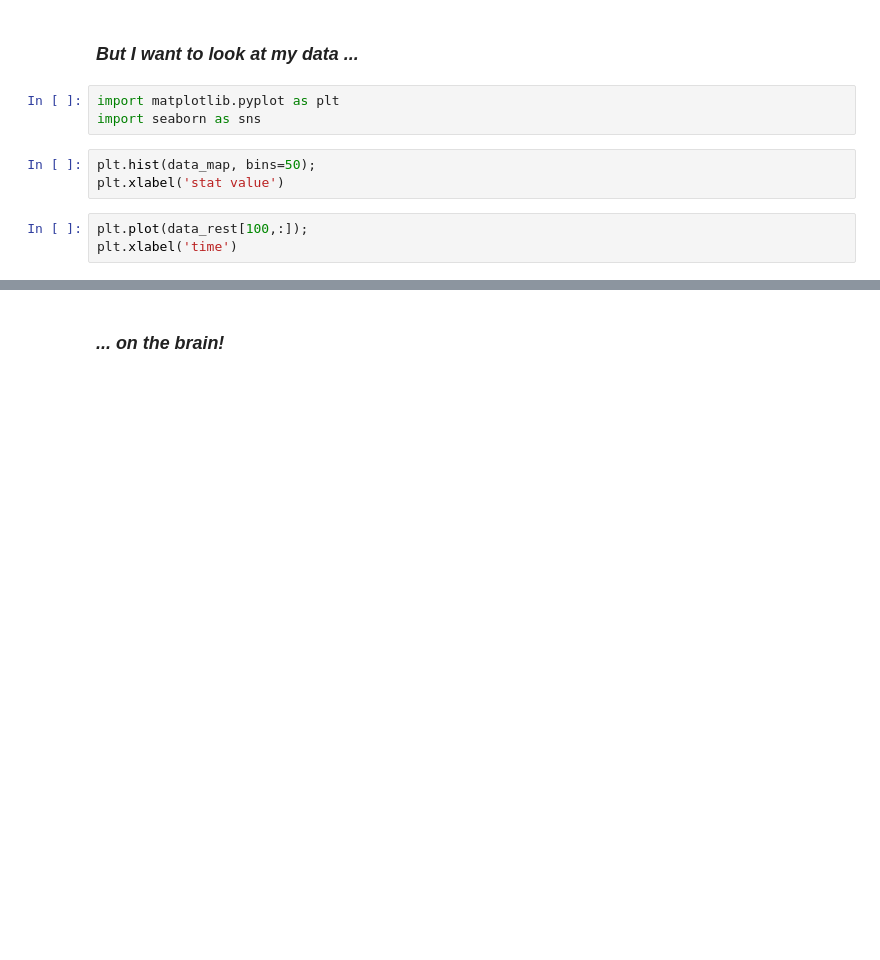
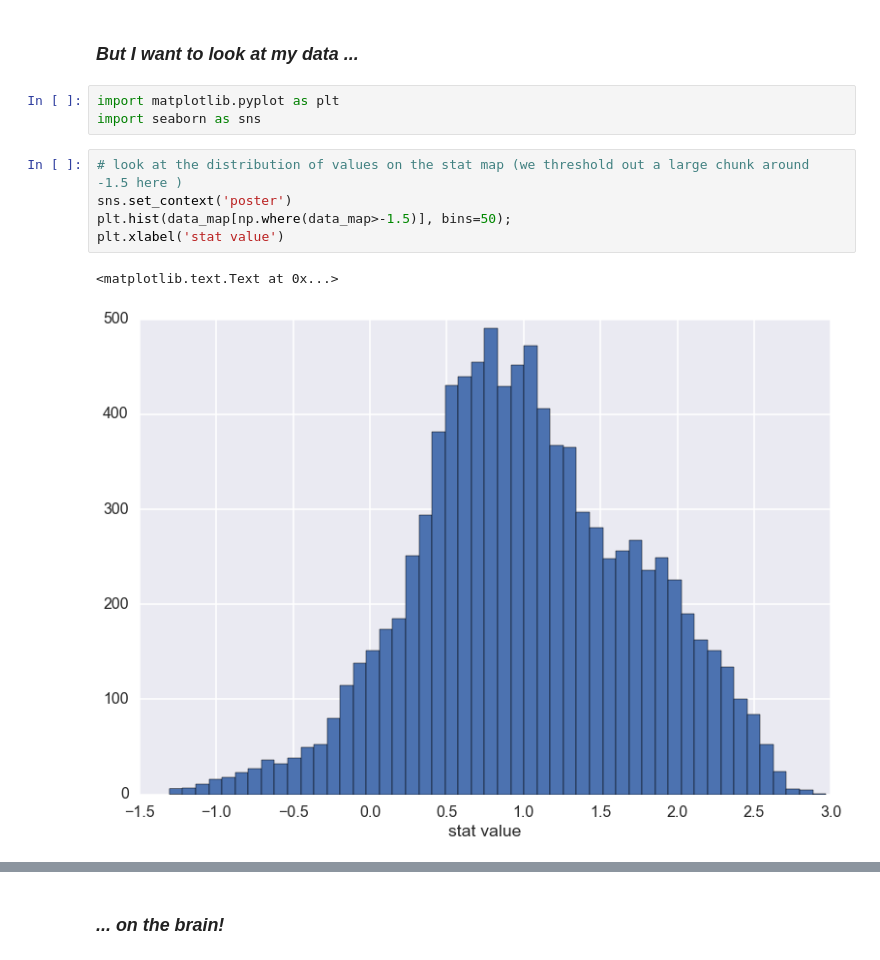
Before and after one commit to juhuntenburg/cbspython_surf, a Jupyter notebook: freesurfer_free.ipynb, the cells around one changed output, grey strips where cells are left out. Cells and saved outputs as stored; diff of their text form; blank space fills up the shorter version.

```diff
--- a/freesurfer_free.ipynb
+++ b/freesurfer_free.ipynb
@@ -36,9 +59,11 @@ write_vtk('/tmp/test_write.vtk', vertices_rest, faces_rest, new_data_rest)
 # %%
 import matplotlib.pyplot as plt
 import seaborn as sns
-# %%
-plt.hist(data_map, bins=50);
-plt.xlabel('stat value')
-# %%
-plt.plot(data_rest[100,:]);
-plt.xlabel('time')
+# %%
+# look at the distribution of values on the stat map (we threshold out a large chunk around -1.5 here )
+sns.set_context('poster')
+plt.hist(data_map[np.where(data_map>-1.5)], bins=50);
+plt.xlabel('stat value')
+# %% [output]
+<matplotlib.text.Text at 0x...>
+[figure, added]
```
Also changed, not shown: parts of 14 cells of this notebook, 2 other files.
